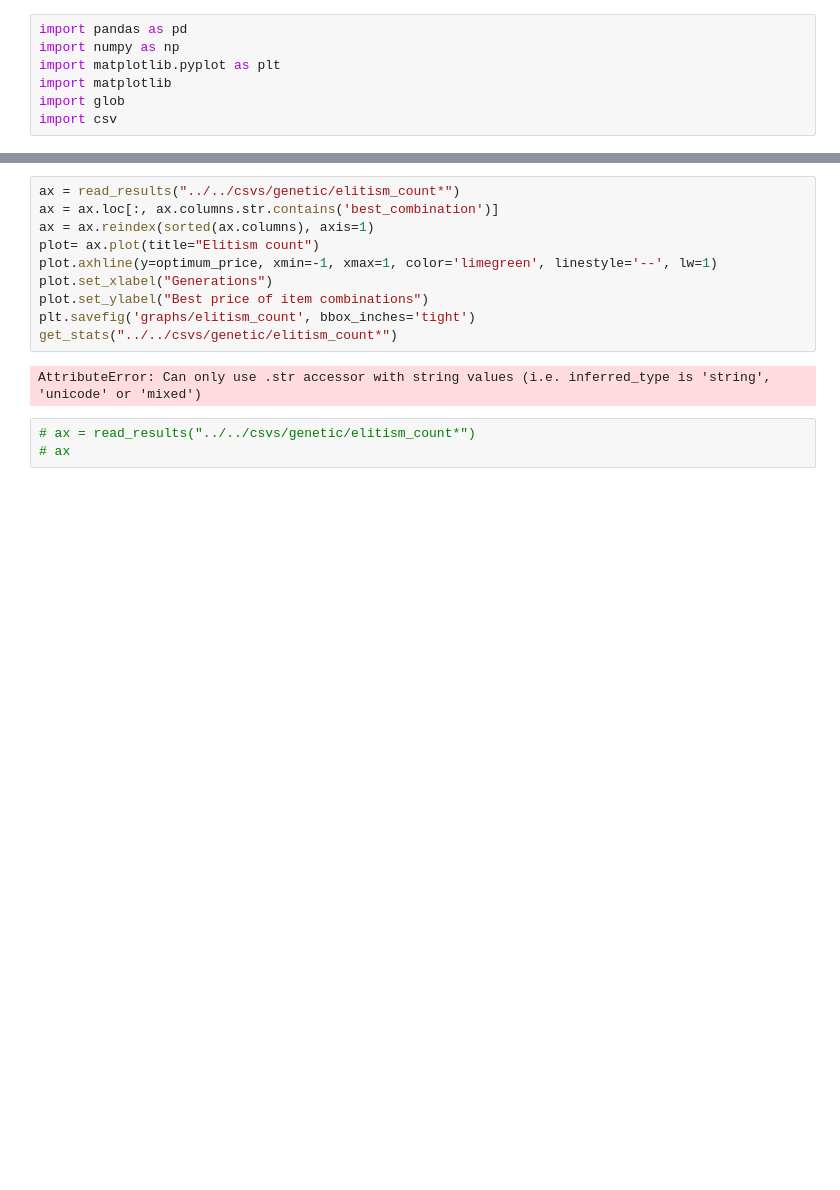
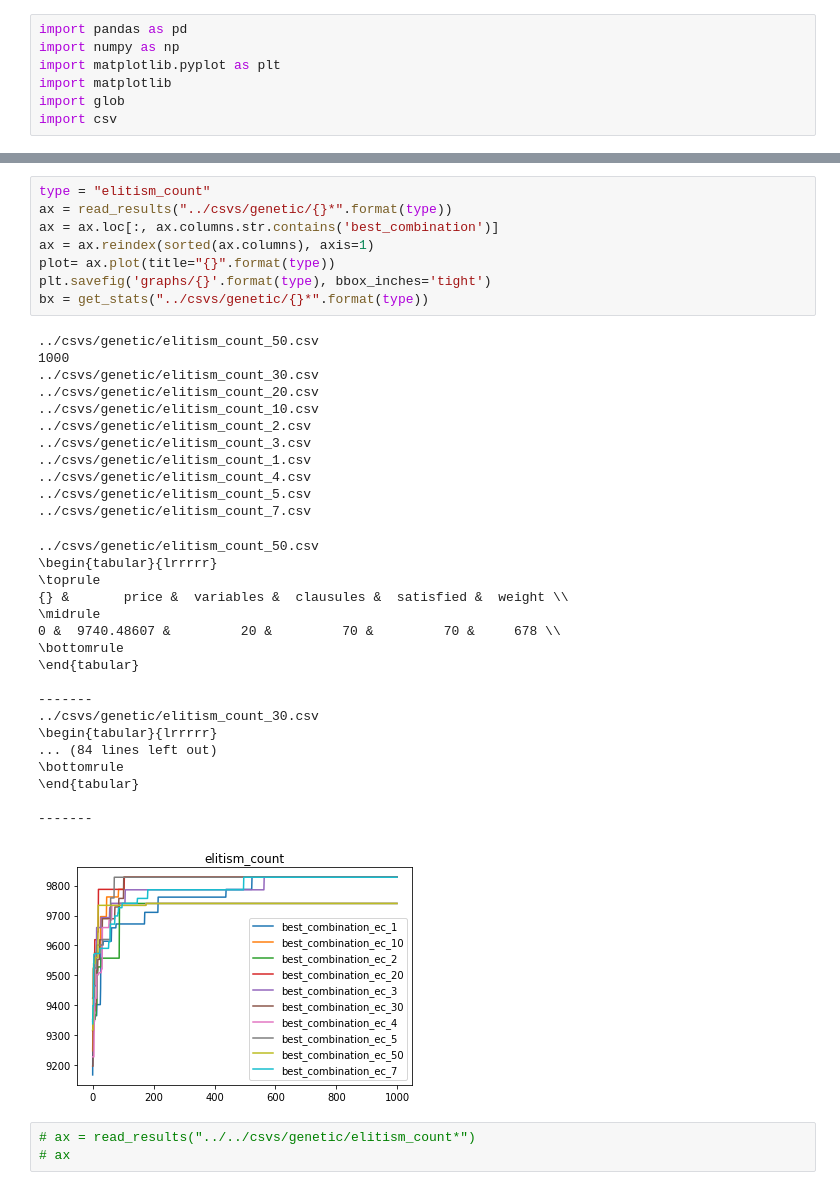
Before and after one commit to j-sokol/3SAT-problem, a Jupyter notebook: report/graphs4.ipynb, the cells around one changed output, grey strips where cells are left out. Drawn from its saved outputs; the diff is of its cells as text; blank space fills up the shorter version.

```diff
--- a/report/graphs4.ipynb
+++ b/report/graphs4.ipynb
@@ -59,15 +76,41 @@ plot.axhline(y=optimum_price, xmin=-1, xmax=1, color='limegreen', linestyle='--'
 # %%
-ax = read_results("../../csvs/genetic/elitism_count*")
+type = "elitism_count"
+ax = read_results("../csvs/genetic/{}*".format(type))
 ax = ax.loc[:, ax.columns.str.contains('best_combination')]
 ax = ax.reindex(sorted(ax.columns), axis=1)
-plot= ax.plot(title="Elitism count")
-plot.axhline(y=optimum_price, xmin=-1, xmax=1, color='limegreen', linestyle='--', lw=1)
-plot.set_xlabel("Generations")
-plot.set_ylabel("Best price of item combinations")
-plt.savefig('graphs/elitism_count', bbox_inches='tight')
-get_stats("../../csvs/genetic/elitism_count*")
+plot= ax.plot(title="{}".format(type))
+plt.savefig('graphs/{}'.format(type), bbox_inches='tight')
+bx = get_stats("../csvs/genetic/{}*".format(type))
 # %% [output]
-AttributeError: Can only use .str accessor with string values (i.e. inferred_type is 'string', 'unicode' or 'mixed')
+../csvs/genetic/elitism_count_50.csv
+1000
+../csvs/genetic/elitism_count_30.csv
+../csvs/genetic/elitism_count_20.csv
+../csvs/genetic/elitism_count_10.csv
+../csvs/genetic/elitism_count_2.csv
+../csvs/genetic/elitism_count_3.csv
+../csvs/genetic/elitism_count_1.csv
+../csvs/genetic/elitism_count_4.csv
+../csvs/genetic/elitism_count_5.csv
+../csvs/genetic/elitism_count_7.csv
+../csvs/genetic/elitism_count_50.csv
+\begin{tabular}{lrrrrr}
+\toprule
+{} &       price &  variables &  clausules &  satisfied &  weight \\
+\midrule
+0 &  9740.48607 &         20 &         70 &         70 &     678 \\
+\bottomrule
+\end{tabular}
+
+-------
+../csvs/genetic/elitism_count_30.csv
+\begin{tabular}{lrrrrr}
+... (84 lines left out)
+\bottomrule
+\end{tabular}
+
+-------
+[figure, added]
 # %%
 # ax = read_results("../../csvs/genetic/elitism_count*")
 # ax
```
Also changed, not shown: parts of 16 cells of this notebook, 17 other files.
